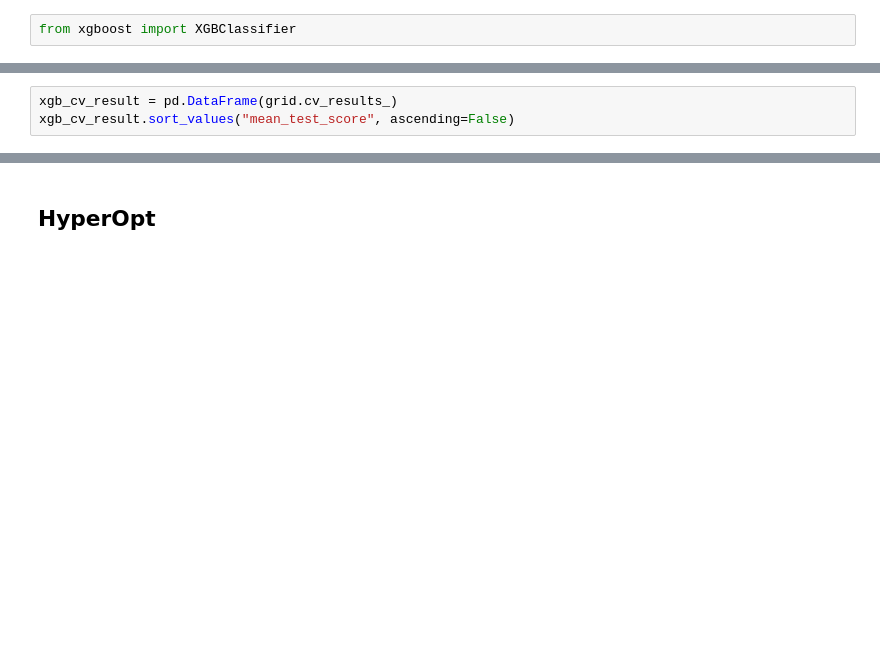
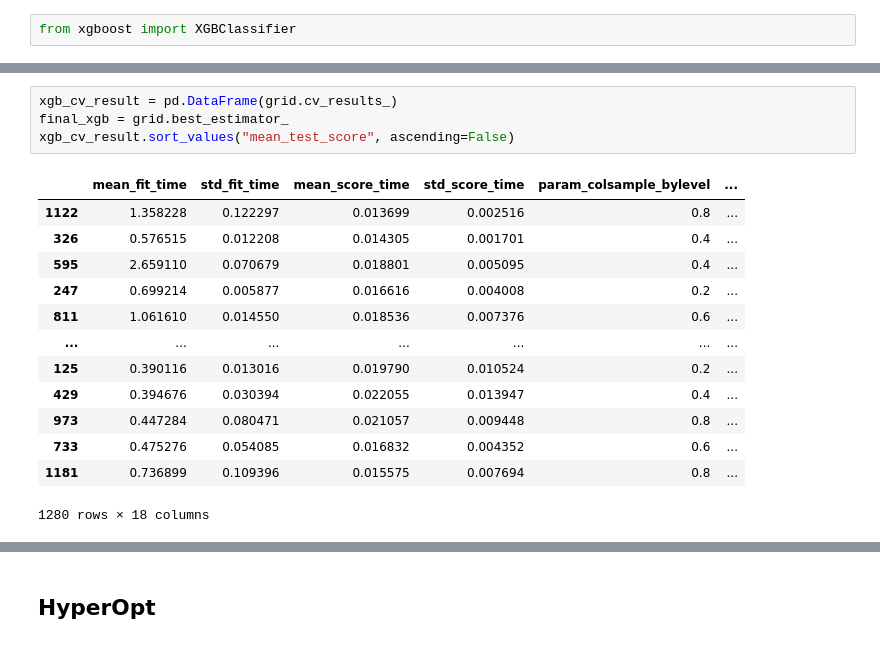
Before and after one commit to JohnsonJDDJ/zilean, a Jupyter notebook: models.ipynb, the cells around one changed output, grey strips where cells are left out. Drawn from its saved outputs; the diff is of its cells as text; blank space fills up the shorter version.

```diff
--- a/models.ipynb
+++ b/models.ipynb
@@ -73,3 +106,18 @@ grid.fit(X_train, y_train)
 # %%
 xgb_cv_result = pd.DataFrame(grid.cv_results_)
+final_xgb = grid.best_estimator_
 xgb_cv_result.sort_values("mean_test_score", ascending=False)
+# %% [output]
+|  | mean_fit_time | std_fit_time | mean_score_time | std_score_time | param_colsample_bylevel | ... |
+| 1122 | 1.358228 | 0.122297 | 0.013699 | 0.002516 | 0.8 | ... |
+| 326 | 0.576515 | 0.012208 | 0.014305 | 0.001701 | 0.4 | ... |
+| 595 | 2.659110 | 0.070679 | 0.018801 | 0.005095 | 0.4 | ... |
+| 247 | 0.699214 | 0.005877 | 0.016616 | 0.004008 | 0.2 | ... |
+| 811 | 1.061610 | 0.014550 | 0.018536 | 0.007376 | 0.6 | ... |
+| ... | ... | ... | ... | ... | ... | ... |
+| 125 | 0.390116 | 0.013016 | 0.019790 | 0.010524 | 0.2 | ... |
+| 429 | 0.394676 | 0.030394 | 0.022055 | 0.013947 | 0.4 | ... |
+| 973 | 0.447284 | 0.080471 | 0.021057 | 0.009448 | 0.8 | ... |
+| 733 | 0.475276 | 0.054085 | 0.016832 | 0.004352 | 0.6 | ... |
+| 1181 | 0.736899 | 0.109396 | 0.015575 | 0.007694 | 0.8 | ... |
+1280 rows × 18 columns
```
Also changed, not shown: parts of 3 cells of this notebook, 1 other file.
